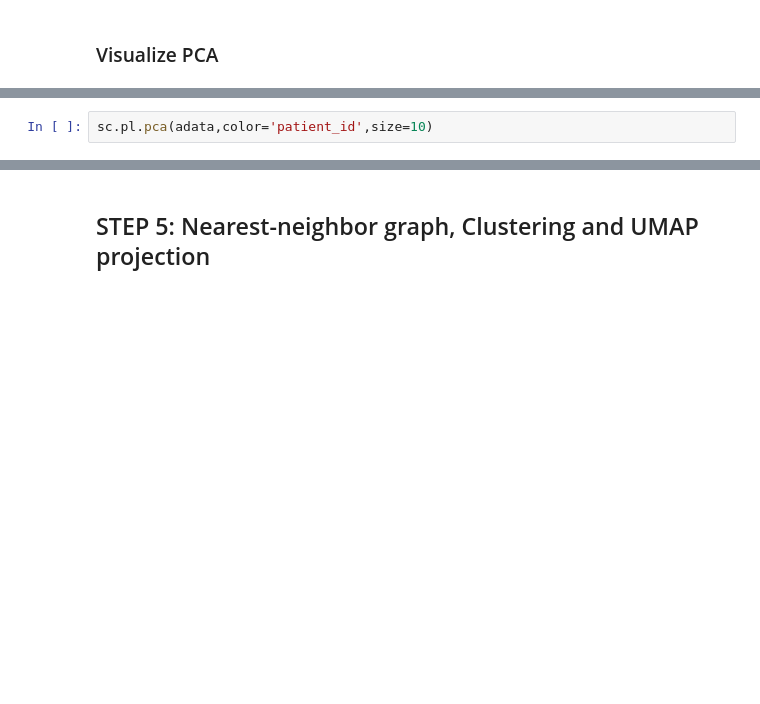
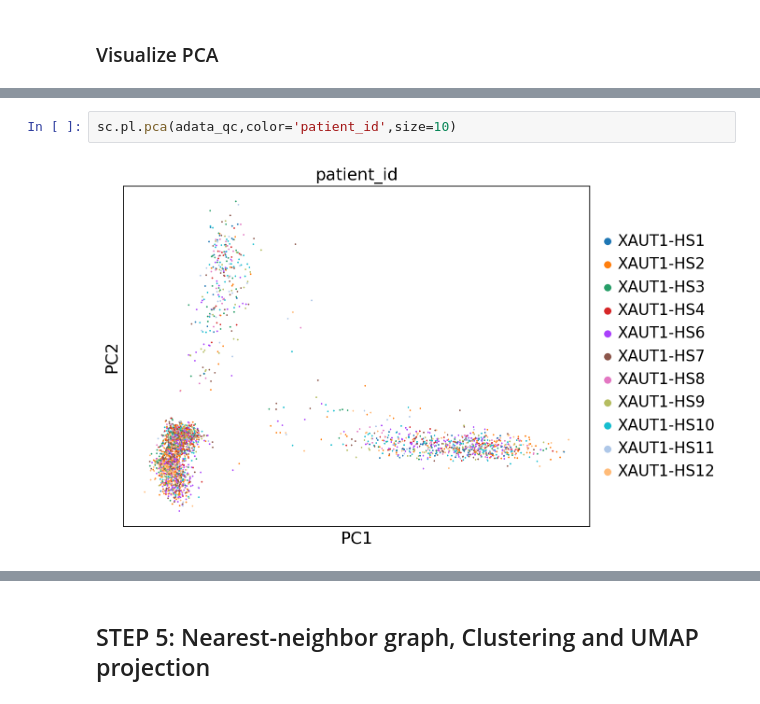
Before and after one commit to jarvanjiang2030/J.Jarvan_225a, a Jupyter notebook: bms225a_ds_workshop_3_student_notebook_2025.ipynb, the cells around one changed output, grey strips where cells are left out. Cells and saved outputs as stored; diff of their text form; blank space fills up the shorter version.

```diff
--- a/bms225a_ds_workshop_3_student_notebook_2025.ipynb
+++ b/bms225a_ds_workshop_3_student_notebook_2025.ipynb
@@ -360,3 +437,5 @@ sc.pl.pca(adata,size=50)
 # %%
-sc.pl.pca(adata,color='patient_id',size=10)
+sc.pl.pca(adata_qc,color='patient_id',size=10)
+# %% [output]
+[figure, added]
 # %%
```
Also changed, not shown: parts of 32 cells of this notebook.
